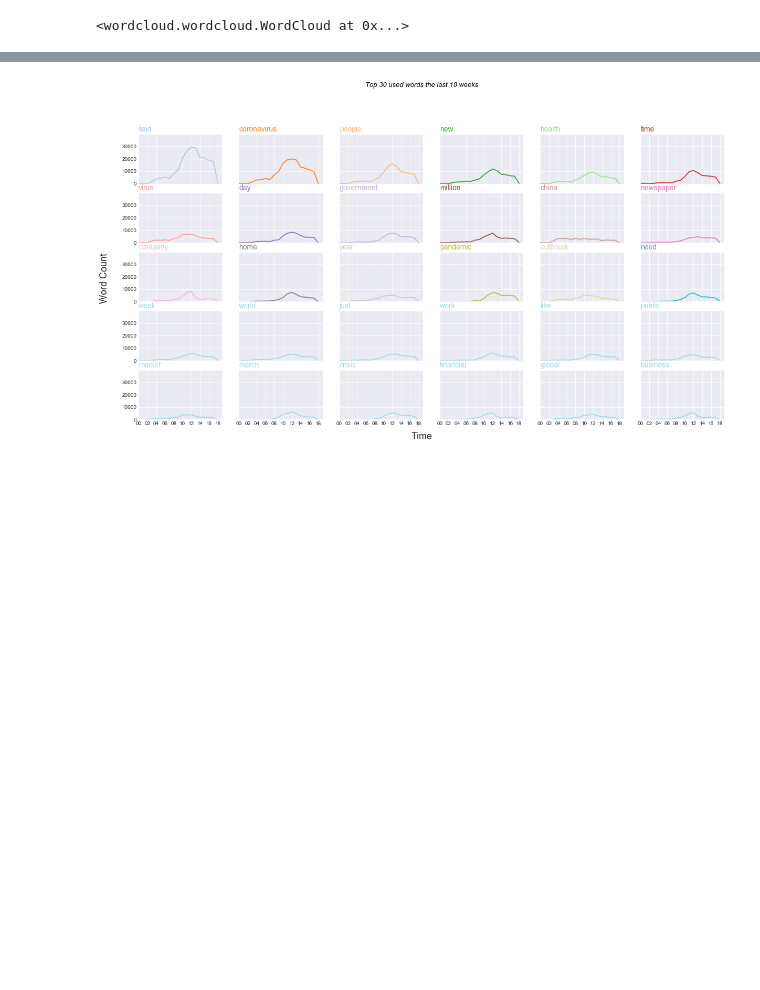
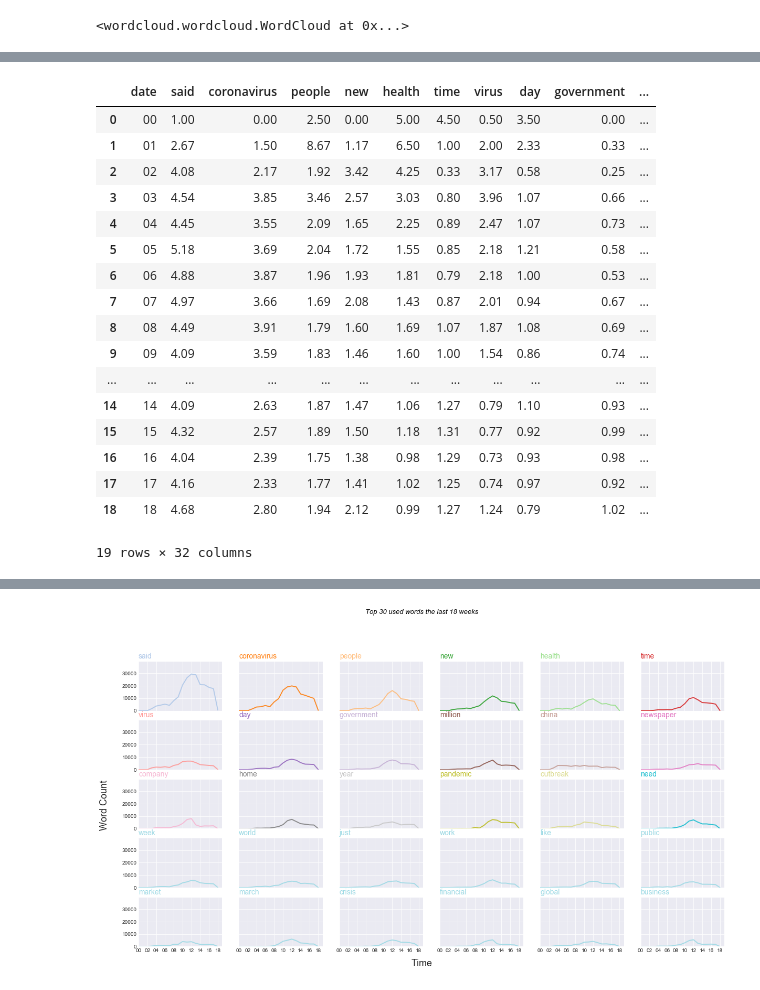
Before and after one commit to miguel2650/covid-19-research, a Jupyter notebook: 2-data-analysis.ipynb, the cells around one changed output, grey strips where cells are left out. Saved outputs shown, nothing was run; the diff lists cells and outputs as text; code cells hidden in the pictures; blank space fills up the shorter version.

```diff
--- a/2-data-analysis.ipynb
+++ b/2-data-analysis.ipynb
@@ -137,3 +145,26 @@ data_dtm_top_30_date.head(5)
+# %%
+data_dtm_top_30_date_g[data_dtm_top_30.columns] = \
+data_dtm_top_30_date_g[data_dtm_top_30.columns].div(data_dtm_top_30_date_g['count'], axis=0).round(decimals=2)
+data_dtm_top_30_date_g
+# %% [output]
+|  | date | said | coronavirus | people | new | health | time | virus | day | government | ... |
+| 0 | 00 | 1.00 | 0.00 | 2.50 | 0.00 | 5.00 | 4.50 | 0.50 | 3.50 | 0.00 | ... |
+| 1 | 01 | 2.67 | 1.50 | 8.67 | 1.17 | 6.50 | 1.00 | 2.00 | 2.33 | 0.33 | ... |
+| 2 | 02 | 4.08 | 2.17 | 1.92 | 3.42 | 4.25 | 0.33 | 3.17 | 0.58 | 0.25 | ... |
+| 3 | 03 | 4.54 | 3.85 | 3.46 | 2.57 | 3.03 | 0.80 | 3.96 | 1.07 | 0.66 | ... |
+| 4 | 04 | 4.45 | 3.55 | 2.09 | 1.65 | 2.25 | 0.89 | 2.47 | 1.07 | 0.73 | ... |
+| 5 | 05 | 5.18 | 3.69 | 2.04 | 1.72 | 1.55 | 0.85 | 2.18 | 1.21 | 0.58 | ... |
+| 6 | 06 | 4.88 | 3.87 | 1.96 | 1.93 | 1.81 | 0.79 | 2.18 | 1.00 | 0.53 | ... |
+| 7 | 07 | 4.97 | 3.66 | 1.69 | 2.08 | 1.43 | 0.87 | 2.01 | 0.94 | 0.67 | ... |
+| 8 | 08 | 4.49 | 3.91 | 1.79 | 1.60 | 1.69 | 1.07 | 1.87 | 1.08 | 0.69 | ... |
+| 9 | 09 | 4.09 | 3.59 | 1.83 | 1.46 | 1.60 | 1.00 | 1.54 | 0.86 | 0.74 | ... |
+| ... | ... | ... | ... | ... | ... | ... | ... | ... | ... | ... | ... |
+| 14 | 14 | 4.09 | 2.63 | 1.87 | 1.47 | 1.06 | 1.27 | 0.79 | 1.10 | 0.93 | ... |
+| 15 | 15 | 4.32 | 2.57 | 1.89 | 1.50 | 1.18 | 1.31 | 0.77 | 0.92 | 0.99 | ... |
+| 16 | 16 | 4.04 | 2.39 | 1.75 | 1.38 | 0.98 | 1.29 | 0.73 | 0.93 | 0.98 | ... |
+| 17 | 17 | 4.16 | 2.33 | 1.77 | 1.41 | 1.02 | 1.25 | 0.74 | 0.97 | 0.92 | ... |
+| 18 | 18 | 4.68 | 2.80 | 1.94 | 2.12 | 0.99 | 1.27 | 1.24 | 0.79 | 1.02 | ... |
+19 rows × 32 columns
 # %%
 import matplotlib.pyplot as plt
 # Visualization of how many times a word is counted over 18 weeks.
```
Also changed, not shown: parts of 5 cells of this notebook, 3 other files.
